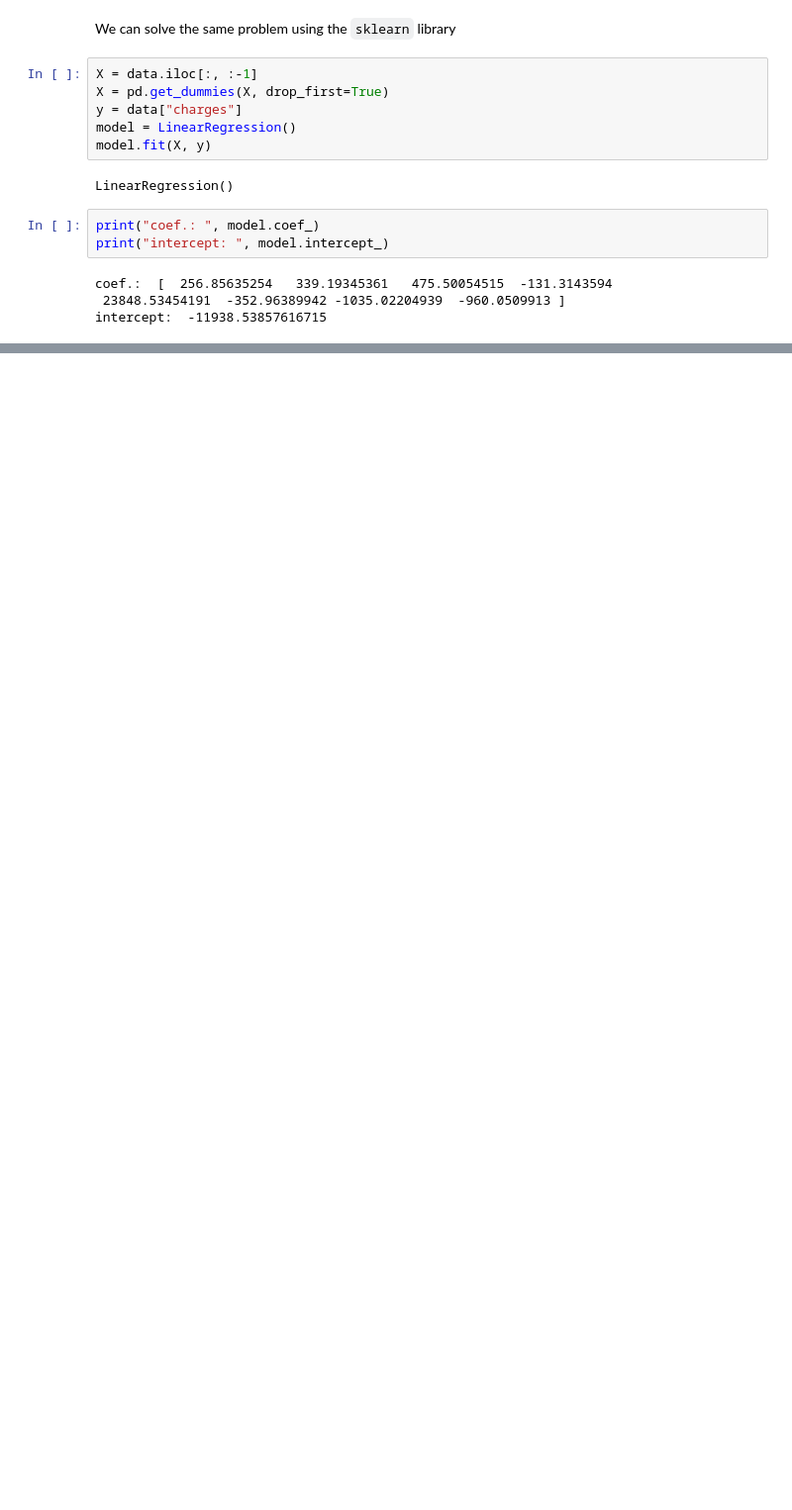
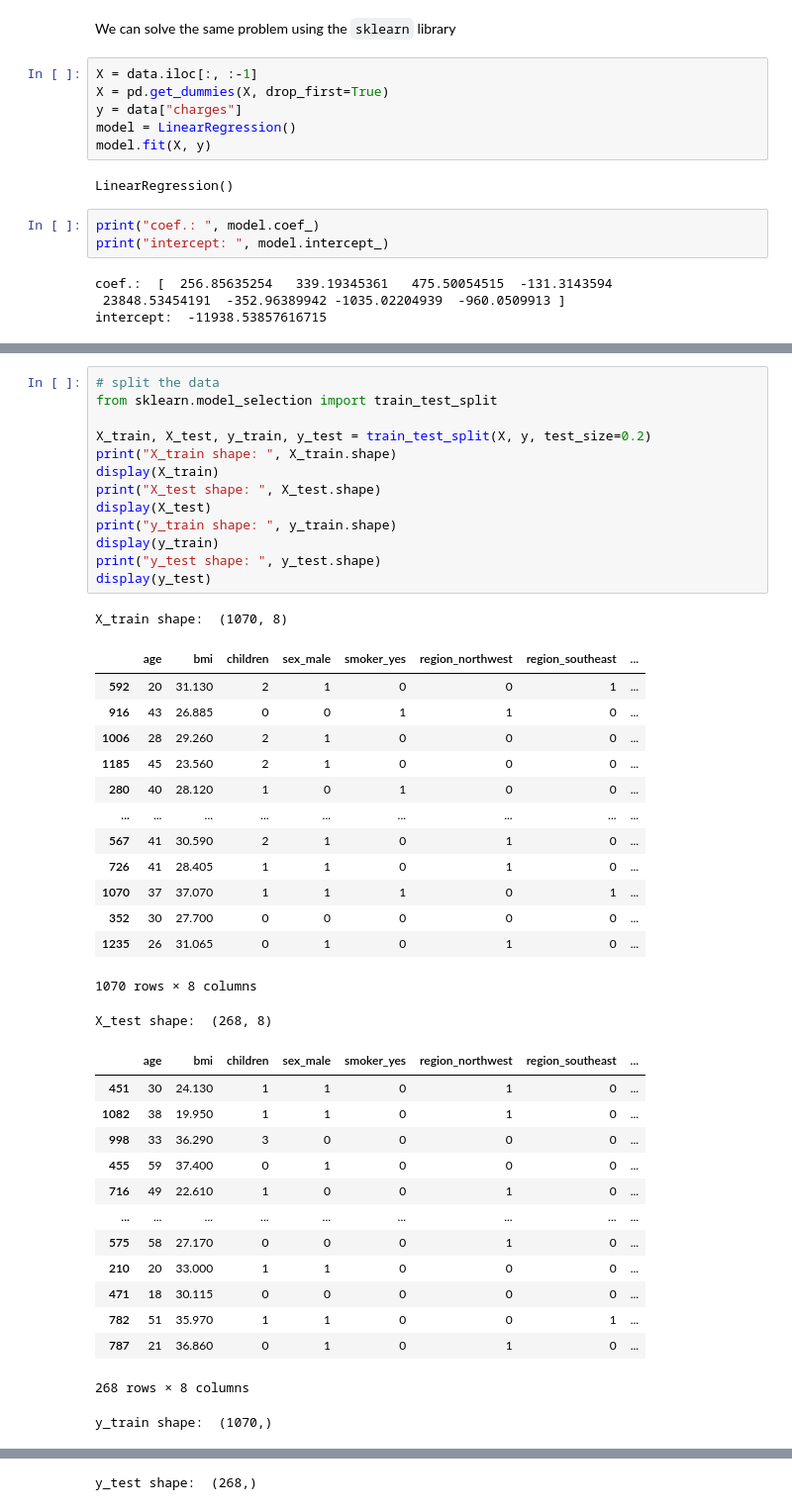
Before and after one commit to Niche-Squad/APSC-5984-ADS, a Jupyter notebook: labs/lab_09/readme.ipynb, the cells around one changed output, grey strips where cells are left out. Shown at 99% size. Cells and saved outputs as stored; diff of their text form; blank space fills up the shorter version.

```diff
--- a/labs/lab_09/readme.ipynb
+++ b/labs/lab_09/readme.ipynb
@@ -625,0 +750,43 @@ intercept:  -11938.53857616715
+# %%
+# split the data
+from sklearn.model_selection import train_test_split
+
+X_train, X_test, y_train, y_test = train_test_split(X, y, test_size=0.2)
+print("X_train shape: ", X_train.shape)
+display(X_train)
+print("X_test shape: ", X_test.shape)
+display(X_test)
+print("y_train shape: ", y_train.shape)
+display(y_train)
+print("y_test shape: ", y_test.shape)
+display(y_test)
+# %% [output]
+X_train shape:  (1070, 8)
+|  | age | bmi | children | sex_male | smoker_yes | region_northwest | region_southeast | ... |
+| 592 | 20 | 31.130 | 2 | 1 | 0 | 0 | 1 | ... |
+| 916 | 43 | 26.885 | 0 | 0 | 1 | 1 | 0 | ... |
+| 1006 | 28 | 29.260 | 2 | 1 | 0 | 0 | 0 | ... |
+| 1185 | 45 | 23.560 | 2 | 1 | 0 | 0 | 0 | ... |
+| 280 | 40 | 28.120 | 1 | 0 | 1 | 0 | 0 | ... |
+| ... | ... | ... | ... | ... | ... | ... | ... | ... |
+| 567 | 41 | 30.590 | 2 | 1 | 0 | 1 | 0 | ... |
+| 726 | 41 | 28.405 | 1 | 1 | 0 | 1 | 0 | ... |
+| 1070 | 37 | 37.070 | 1 | 1 | 1 | 0 | 1 | ... |
+| 352 | 30 | 27.700 | 0 | 0 | 0 | 0 | 0 | ... |
+| 1235 | 26 | 31.065 | 0 | 1 | 0 | 1 | 0 | ... |
+1070 rows × 8 columns
+X_test shape:  (268, 8)
+|  | age | bmi | children | sex_male | smoker_yes | region_northwest | region_southeast | ... |
+| 451 | 30 | 24.130 | 1 | 1 | 0 | 1 | 0 | ... |
+| 1082 | 38 | 19.950 | 1 | 1 | 0 | 1 | 0 | ... |
+| 998 | 33 | 36.290 | 3 | 0 | 0 | 0 | 0 | ... |
+| 455 | 59 | 37.400 | 0 | 1 | 0 | 0 | 0 | ... |
+| 716 | 49 | 22.610 | 1 | 0 | 0 | 1 | 0 | ... |
+| ... | ... | ... | ... | ... | ... | ... | ... | ... |
+| 575 | 58 | 27.170 | 0 | 0 | 0 | 1 | 0 | ... |
+| 210 | 20 | 33.000 | 1 | 1 | 0 | 0 | 0 | ... |
+| 471 | 18 | 30.115 | 0 | 0 | 0 | 0 | 0 | ... |
+| 782 | 51 | 35.970 | 1 | 1 | 0 | 0 | 1 | ... |
+| 787 | 21 | 36.860 | 0 | 1 | 0 | 1 | 0 | ... |
+268 rows × 8 columns
+y_train shape:  (1070,)
@@ -625,0 +805 @@ intercept:  -11938.53857616715
+y_test shape:  (268,)
```
Also changed, not shown: parts of 26 cells of this notebook.
